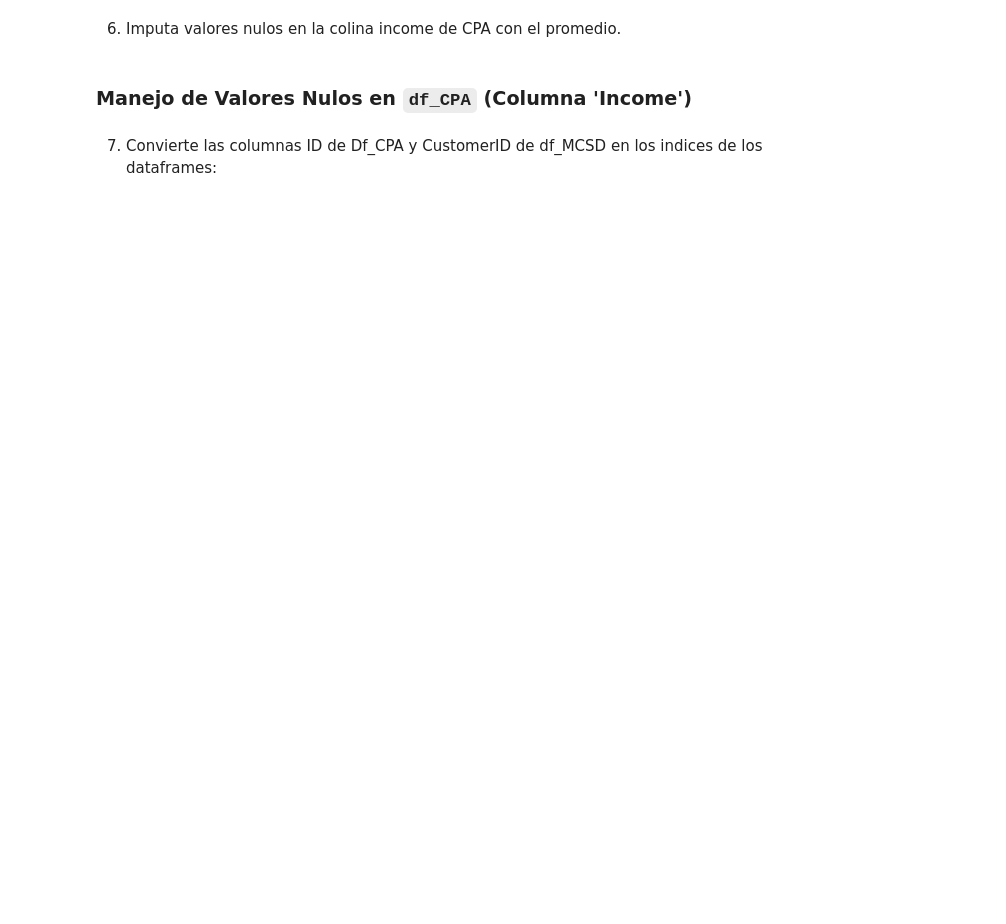
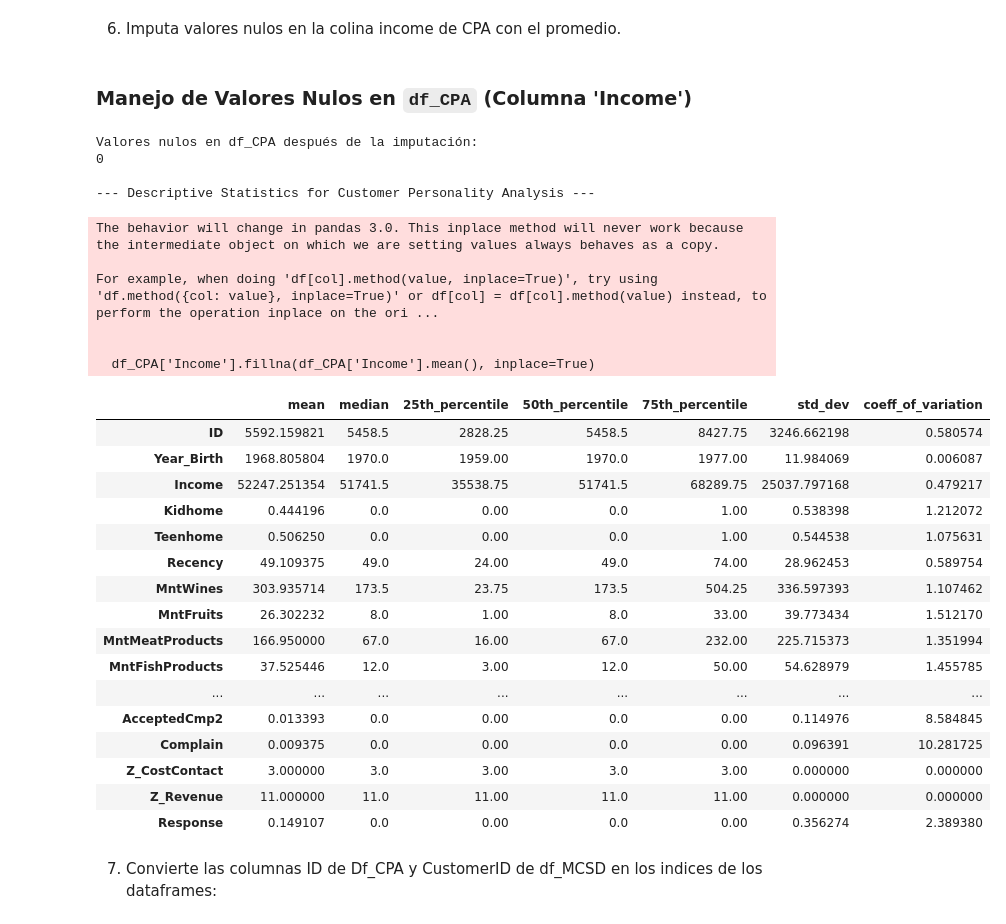
Before and after one commit to crodriguezbay/MLforMkting, a Jupyter notebook: Cuaderno_de_trabajo_python_vacio.ipynb, the cells around one changed output. Drawn from its saved outputs; the diff is of its cells as text; code cells hidden in the pictures; blank space fills up the shorter version.

```diff
--- a/Cuaderno_de_trabajo_python_vacio.ipynb
+++ b/Cuaderno_de_trabajo_python_vacio.ipynb
@@ -30,5 +272,42 @@ Ahora, vamos a usar esta función con nuestros dataframes `df_MCSD` y `df_CPA`:
 6. Imputa valores nulos en la colina income de CPA con el promedio.
 # %% [markdown]
 ### Manejo de Valores Nulos en `df_CPA` (Columna 'Income')
+# %%
+# Imputar los valores nulos en la columna 'Income' con la media
+df_CPA['Income'].fillna(df_CPA['Income'].mean(), inplace=True)
+
+print('Valores nulos en df_CPA después de la imputación:')
+print(df_CPA.isnull().sum()['Income'])
+
+# Opcional: Volver a mostrar las estadísticas descriptivas para ver el impacto
+display(descriptive_stats_table(df_CPA))
+# %% [output]
+Valores nulos en df_CPA después de la imputación:
+0
+
+--- Descriptive Statistics for Customer Personality Analysis ---
+The behavior will change in pandas 3.0. This inplace method will never work because the intermediate object on which we are setting values always behaves as a copy.
+
+For example, when doing 'df[col].method(value, inplace=True)', try using 'df.method({col: value}, inplace=True)' or df[col] = df[col].method(value) instead, to perform the operation inplace on the ori ...
+
+
+  df_CPA['Income'].fillna(df_CPA['Income'].mean(), inplace=True)
+|  | mean | median | 25th_percentile | 50th_percentile | 75th_percentile | std_dev | coeff_of_variation |
+| ID | 5592.159821 | 5458.5 | 2828.25 | 5458.5 | 8427.75 | 3246.662198 | 0.580574 |
+| Year_Birth | 1968.805804 | 1970.0 | 1959.00 | 1970.0 | 1977.00 | 11.984069 | 0.006087 |
+| Income | 52247.251354 | 51741.5 | 35538.75 | 51741.5 | 68289.75 | 25037.797168 | 0.479217 |
+| Kidhome | 0.444196 | 0.0 | 0.00 | 0.0 | 1.00 | 0.538398 | 1.212072 |
+| Teenhome | 0.506250 | 0.0 | 0.00 | 0.0 | 1.00 | 0.544538 | 1.075631 |
+| Recency | 49.109375 | 49.0 | 24.00 | 49.0 | 74.00 | 28.962453 | 0.589754 |
+| MntWines | 303.935714 | 173.5 | 23.75 | 173.5 | 504.25 | 336.597393 | 1.107462 |
+| MntFruits | 26.302232 | 8.0 | 1.00 | 8.0 | 33.00 | 39.773434 | 1.512170 |
+| MntMeatProducts | 166.950000 | 67.0 | 16.00 | 67.0 | 232.00 | 225.715373 | 1.351994 |
+| MntFishProducts | 37.525446 | 12.0 | 3.00 | 12.0 | 50.00 | 54.628979 | 1.455785 |
+| ... | ... | ... | ... | ... | ... | ... | ... |
+| AcceptedCmp2 | 0.013393 | 0.0 | 0.00 | 0.0 | 0.00 | 0.114976 | 8.584845 |
+| Complain | 0.009375 | 0.0 | 0.00 | 0.0 | 0.00 | 0.096391 | 10.281725 |
+| Z_CostContact | 3.000000 | 3.0 | 3.00 | 3.0 | 3.00 | 0.000000 | 0.000000 |
+| Z_Revenue | 11.000000 | 11.0 | 11.00 | 11.0 | 11.00 | 0.000000 | 0.000000 |
+| Response | 0.149107 | 0.0 | 0.00 | 0.0 | 0.00 | 0.356274 | 2.389380 |
 # %% [markdown]
 7. Convierte las columnas ID de Df_CPA y CustomerID de df_MCSD en los indices de los dataframes:
```
Also changed, not shown: parts of 16 cells of this notebook.
